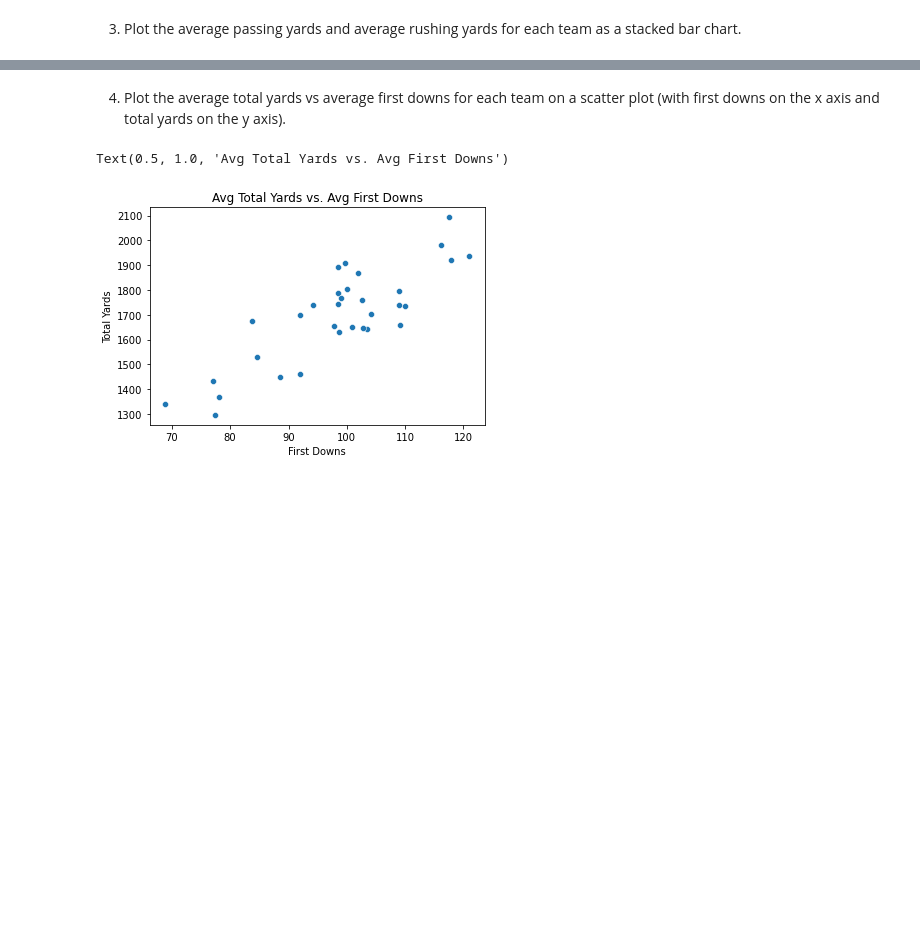
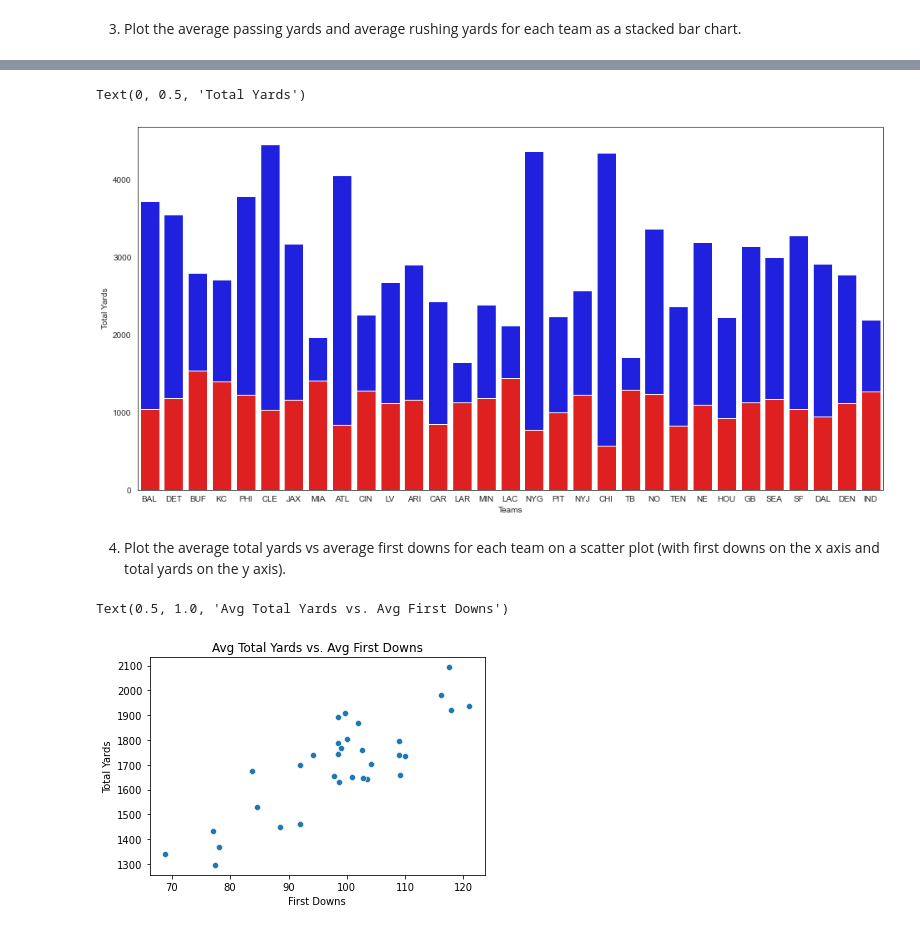
Before and after one commit to kayleeodom/CIS277-FA22-Lab6, a Jupyter notebook: Lab6.ipynb, the cells around one changed output, grey strips where cells are left out. Drawn from its saved outputs; the diff is of its cells as text; code cells hidden in the pictures; blank space fills up the shorter version.

```diff
--- a/Lab6.ipynb
+++ b/Lab6.ipynb
@@ -113,3 +108,13 @@ plt.show
+# %%
+# in class code
+plt.figure(figsize=(16,8))
+sns.barplot( data=df, x=df.Abbreviation, y=df.rushing_yards,ci=None, estimator=np.sum, color='blue')
+sns.barplot( data=df, x=df.Abbreviation, y=df.passing_yards,ci=None, color='red')
+plt.xlabel('Teams')
+plt.ylabel('Total Yards')
+# %% [output]
+Text(0, 0.5, 'Total Yards')
+[figure, added]
 # %% [markdown]
 4. Plot the average total yards vs average first downs for each team on a scatter plot (with first downs on the x axis and total yards on the y axis).
 # %%
```
Also changed, not shown: parts of 10 cells of this notebook.
